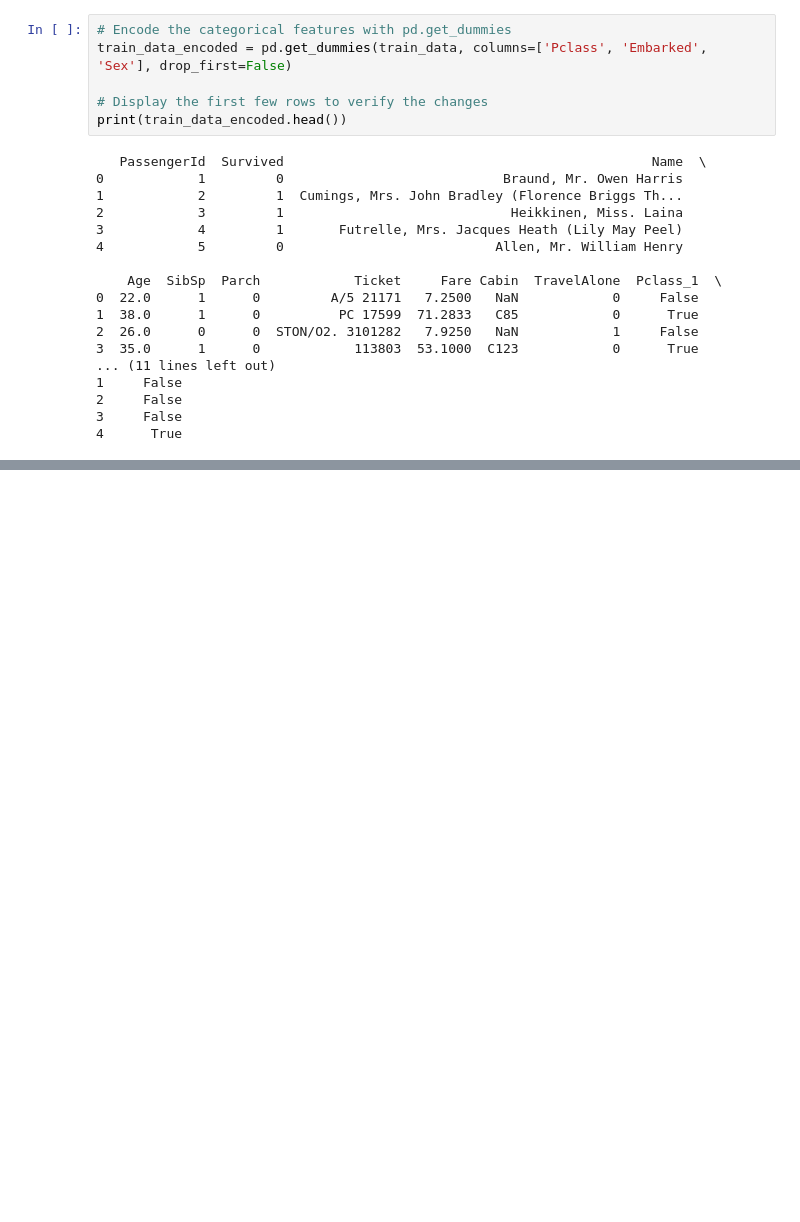
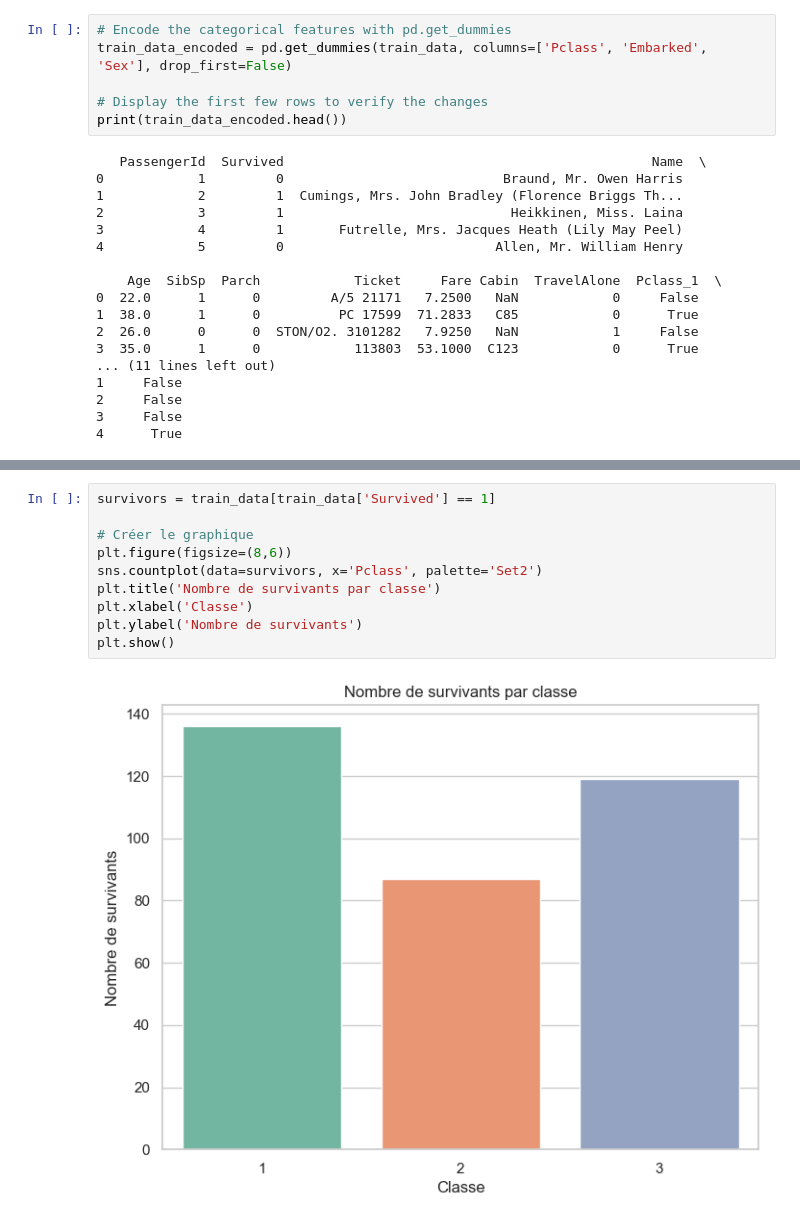
Before and after one commit to Ewnn/MachineLearning, a Jupyter notebook: LogisticRegression/main.ipynb, the cells around one changed output, grey strips where cells are left out. Drawn from its saved outputs; the diff is of its cells as text; blank space fills up the shorter version.

```diff
--- a/LogisticRegression/main.ipynb
+++ b/LogisticRegression/main.ipynb
@@ -283 +248,13 @@ print(train_data[['PassengerId', 'Age', 'IsMinor']].head())
+# %%
+survivors = train_data[train_data['Survived'] == 1]
+
+# Créer le graphique
+plt.figure(figsize=(8,6))
+sns.countplot(data=survivors, x='Pclass', palette='Set2')
+plt.title('Nombre de survivants par classe')
+plt.xlabel('Classe')
+plt.ylabel('Nombre de survivants')
+plt.show()
+# %% [output]
+[figure, added]
 # %%
```
Also changed, not shown: parts of 16 cells of this notebook.
